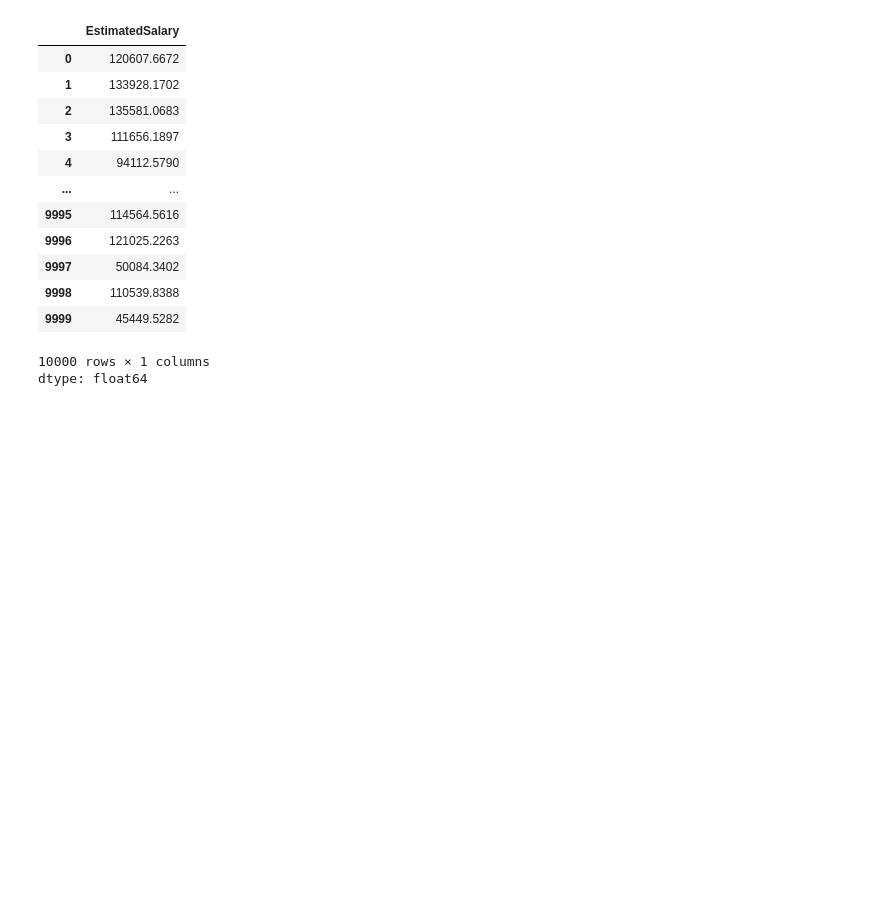
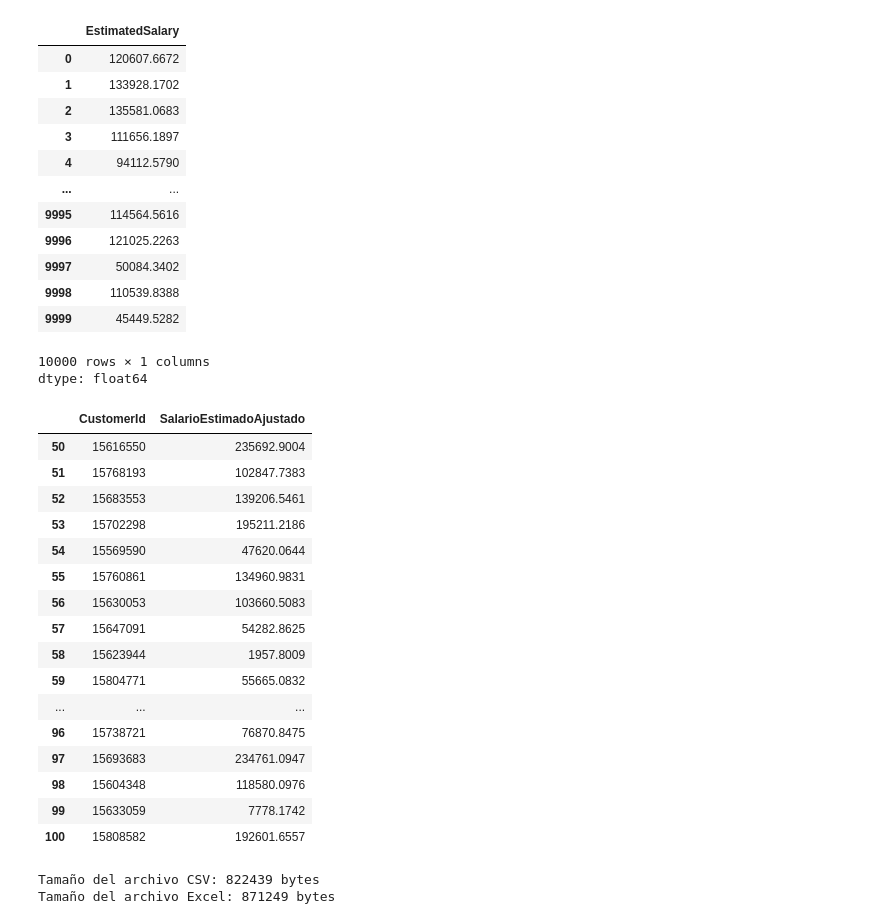
Before and after one commit to crisromero-dev/mly1101-machine-learning-portafolio, a Jupyter notebook: 1_2_2_guia_pandas.ipynb, the cells around one changed output. Drawn from its saved outputs; the diff is of its cells as text; code cells hidden in the pictures; blank space fills up the shorter version.

```diff
--- a/1_2_2_guia_pandas.ipynb
+++ b/1_2_2_guia_pandas.ipynb
@@ -63,6 +63,8 @@ df_clientes
 10000 rows × 14 columns
 # %%
 salarios_ajustados = df_clientes['EstimatedSalary'] * 1.19 + 2.5
+# %%
+df_clientes['AdjustSalary'] = salarios_ajustados
 # %%
 salarios_ajustados
 # %% [output]
@@ -80,3 +82,28 @@ salarios_ajustados
 | 9999 | 45449.5282 |
 10000 rows × 1 columns
 dtype: float64
+# %%
+segmento_analistas = pd.DataFrame({
+    'CustomerId': df_clientes['CustomerId'],
+    'SalarioEstimadoAjustado': salarios_ajustados
+}).iloc[50:101]  # Filas 50 a 100
+
+segmento_analistas
+# %% [output]
+|  | CustomerId | SalarioEstimadoAjustado |
+| 50 | 15616550 | 235692.9004 |
+| 51 | 15768193 | 102847.7383 |
+| 52 | 15683553 | 139206.5461 |
+| 53 | 15702298 | 195211.2186 |
+| 54 | 15569590 | 47620.0644 |
+| 55 | 15760861 | 134960.9831 |
+| 56 | 15630053 | 103660.5083 |
+| 57 | 15647091 | 54282.8625 |
+| 58 | 15623944 | 1957.8009 |
+| 59 | 15804771 | 55665.0832 |
+| ... | ... | ... |
+| 96 | 15738721 | 76870.8475 |
+| 97 | 15693683 | 234761.0947 |
+| 98 | 15604348 | 118580.0976 |
+| 99 | 15633059 | 7778.1742 |
+| 100 | 15808582 | 192601.6557 |
@@ -82,0 +114,8 @@ dtype: float64
+# %%
+tamaño_csv = os.path.getsize('ecommerce_customer_data_ajustado.csv')
+tamaño_excel = os.path.getsize('ecommerce_customer_data_ajustado.xlsx')
+print(f'Tamaño del archivo CSV: {tamaño_csv} bytes')
+print(f'Tamaño del archivo Excel: {tamaño_excel} bytes')
+# %% [output]
+Tamaño del archivo CSV: 822439 bytes
+Tamaño del archivo Excel: 871249 bytes
```
Also changed, not shown: parts of 2 cells of this notebook.
